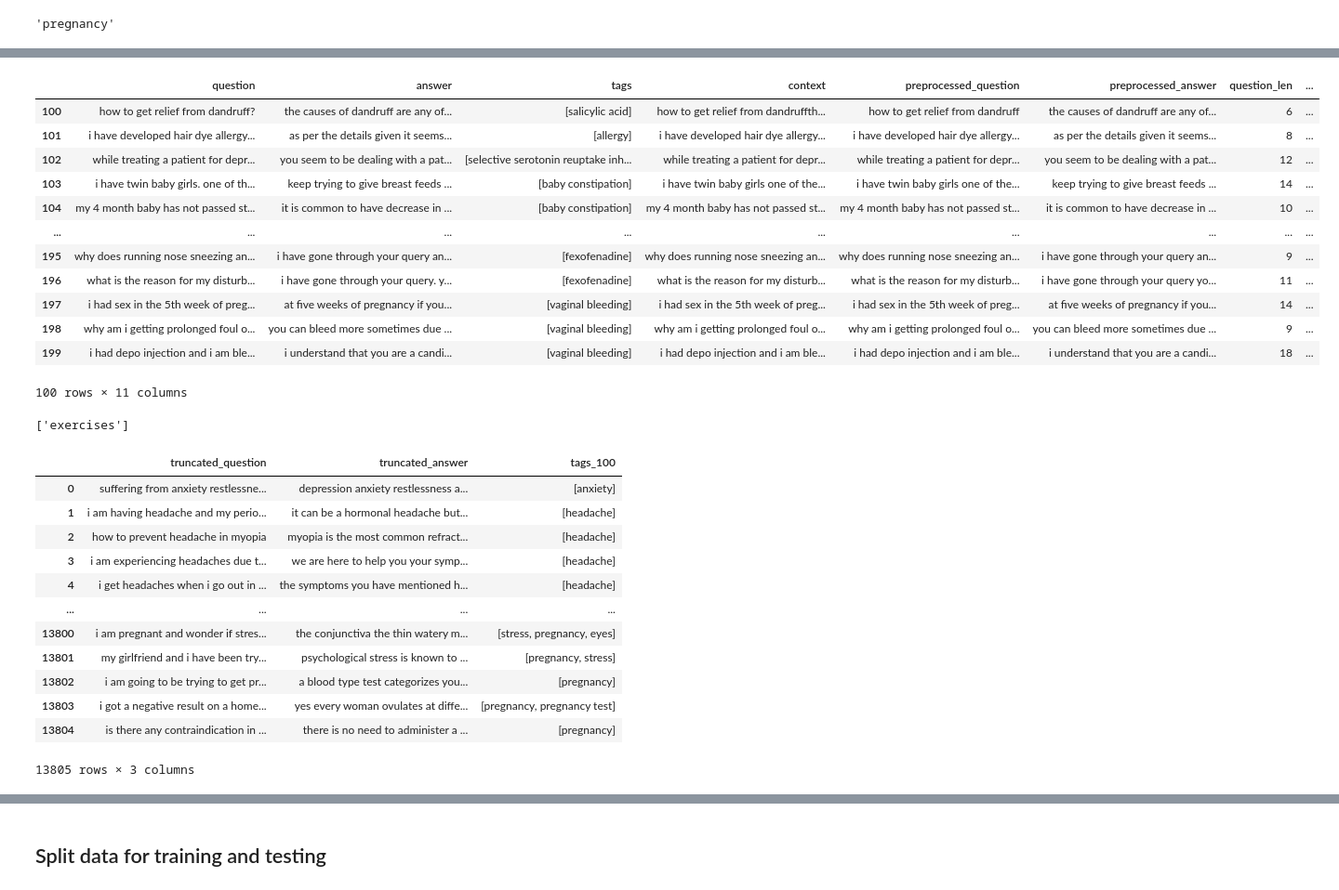
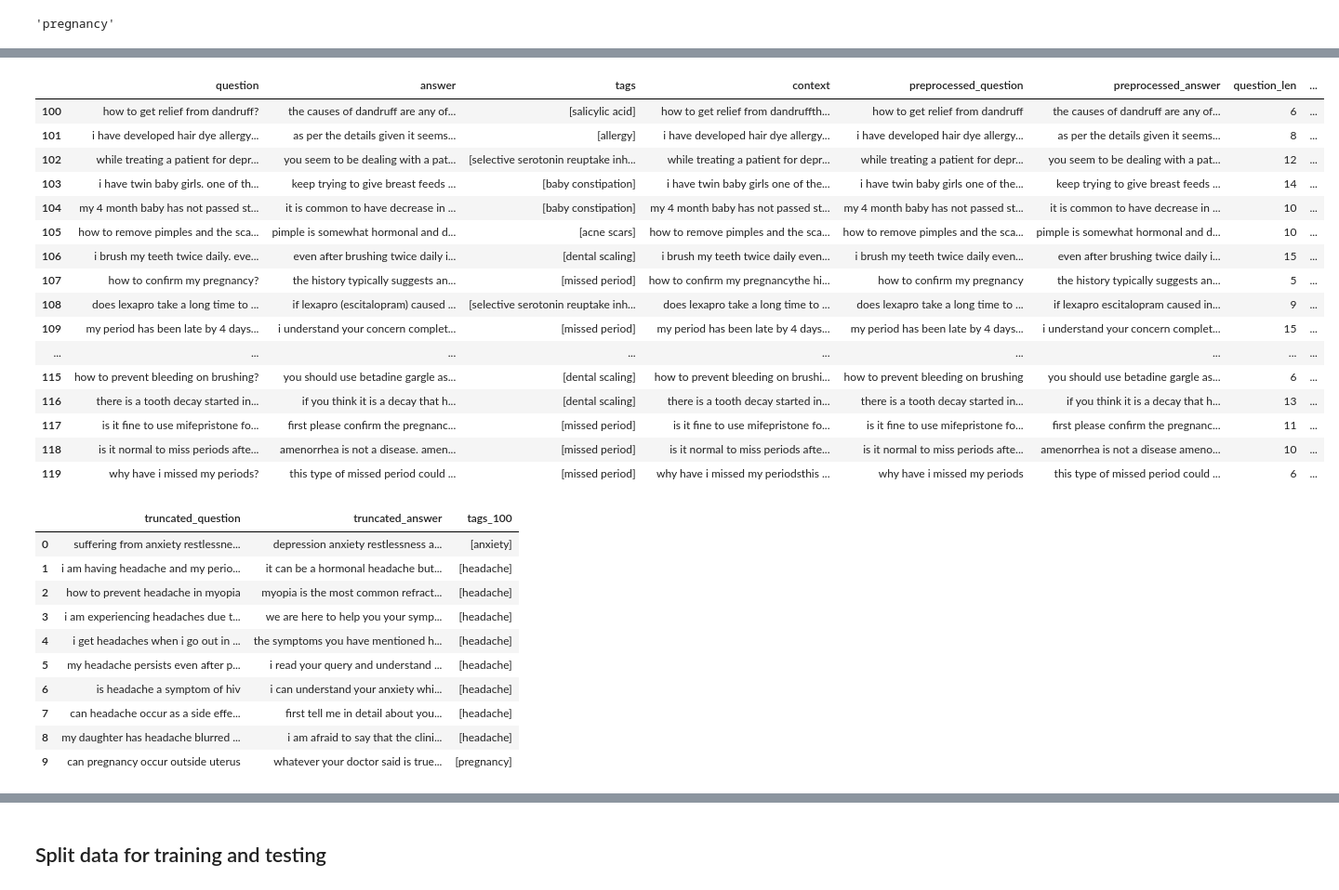
Before and after one commit to phillevn/medicalQuestionAndTags, a Jupyter notebook: Tag_questions.ipynb, the cells around one changed output, grey strips where cells are left out. Shown: that part at 93% size. Cells and saved outputs as stored; diff of their text form; code cells hidden in the pictures.

```diff
--- a/Tag_questions.ipynb
+++ b/Tag_questions.ipynb
@@ -420,25 +381,25 @@ all_QA['tags_100']=all_QA.apply(lambda x: list(set.intersection(set(x.tags), set
 # for i in range(all_QA.shape[0]):
 #     all_QA['tags_100'][i] = list(set.intersection(set(all_QA['tags'][i]), set(most_tags_list)))
 # %%
-all_QA.iloc[100:200]
+all_QA.iloc[100:120]
 # %% [output]
 |  | question | answer | tags | context | preprocessed_question | preprocessed_answer | question_len | ... |
 | 100 | how to get relief from dandruff? | the causes of dandruff are any of... | [salicylic acid] | how to get relief from dandruffth... | how to get relief from dandruff | the causes of dandruff are any of... | 6 | ... |
 | 101 | i have developed hair dye allergy... | as per the details given it seems... | [allergy] | i have developed hair dye allergy... | i have developed hair dye allergy... | as per the details given it seems... | 8 | ... |
 | 102 | while treating a patient for depr... | you seem to be dealing with a pat... | [selective serotonin reuptake inh... | while treating a patient for depr... | while treating a patient for depr... | you seem to be dealing with a pat... | 12 | ... |
 | 103 | i have twin baby girls. one of th... | keep trying to give breast feeds ... | [baby constipation] | i have twin baby girls one of the... | i have twin baby girls one of the... | keep trying to give breast feeds ... | 14 | ... |
 | 104 | my 4 month baby has not passed st... | it is common to have decrease in ... | [baby constipation] | my 4 month baby has not passed st... | my 4 month baby has not passed st... | it is common to have decrease in ... | 10 | ... |
+| 105 | how to remove pimples and the sca... | pimple is somewhat hormonal and d... | [acne scars] | how to remove pimples and the sca... | how to remove pimples and the sca... | pimple is somewhat hormonal and d... | 10 | ... |
+| 106 | i brush my teeth twice daily. eve... | even after brushing twice daily i... | [dental scaling] | i brush my teeth twice daily even... | i brush my teeth twice daily even... | even after brushing twice daily i... | 15 | ... |
+| 107 | how to confirm my pregnancy? | the history typically suggests an... | [missed period] | how to confirm my pregnancythe hi... | how to confirm my pregnancy | the history typically suggests an... | 5 | ... |
+| 108 | does lexapro take a long time to ... | if lexapro (escitalopram) caused ... | [selective serotonin reuptake inh... | does lexapro take a long time to ... | does lexapro take a long time to ... | if lexapro escitalopram caused in... | 9 | ... |
+| 109 | my period has been late by 4 days... | i understand your concern complet... | [missed period] | my period has been late by 4 days... | my period has been late by 4 days... | i understand your concern complet... | 15 | ... |
 | ... | ... | ... | ... | ... | ... | ... | ... | ... |
-| 195 | why does running nose sneezing an... | i have gone through your query an... | [fexofenadine] | why does running nose sneezing an... | why does running nose sneezing an... | i have gone through your query an... | 9 | ... |
-| 196 | what is the reason for my disturb... | i have gone through your query. y... | [fexofenadine] | what is the reason for my disturb... | what is the reason for my disturb... | i have gone through your query yo... | 11 | ... |
-| 197 | i had sex in the 5th week of preg... | at five weeks of pregnancy if you... | [vaginal bleeding] | i had sex in the 5th week of preg... | i had sex in the 5th week of preg... | at five weeks of pregnancy if you... | 14 | ... |
-| 198 | why am i getting prolonged foul o... | you can bleed more sometimes due ... | [vaginal bleeding] | why am i getting prolonged foul o... | why am i getting prolonged foul o... | you can bleed more sometimes due ... | 9 | ... |
-| 199 | i had depo injection and i am ble... | i understand that you are a candi... | [vaginal bleeding] | i had depo injection and i am ble... | i had depo injection and i am ble... | i understand that you are a candi... | 18 | ... |
+| 115 | how to prevent bleeding on brushing? | you should use betadine gargle as... | [dental scaling] | how to prevent bleeding on brushi... | how to prevent bleeding on brushing | you should use betadine gargle as... | 6 | ... |
+| 116 | there is a tooth decay started in... | if you think it is a decay that h... | [dental scaling] | there is a tooth decay started in... | there is a tooth decay started in... | if you think it is a decay that h... | 13 | ... |
+| 117 | is it fine to use mifepristone fo... | first please confirm the pregnanc... | [missed period] | is it fine to use mifepristone fo... | is it fine to use mifepristone fo... | first please confirm the pregnanc... | 11 | ... |
+| 118 | is it normal to miss periods afte... | amenorrhea is not a disease. amen... | [missed period] | is it normal to miss periods afte... | is it normal to miss periods afte... | amenorrhea is not a disease ameno... | 10 | ... |
+| 119 | why have i missed my periods? | this type of missed period could ... | [missed period] | why have i missed my periodsthis ... | why have i missed my periods | this type of missed period could ... | 6 | ... |
-100 rows × 11 columns
-# %%
-all_QA['tags'][0]
-# %% [output]
-['exercises']
 # %%
 all_QA_tags = all_QA.loc[all_QA["tags_100"].str.len() !=0].reset_index()
 all_QA_tags = all_QA_tags.loc[all_QA_tags['truncated_answer'].str.len() !=0].reset_index()
@@ -446,7 +407,7 @@ all_QA_tags = all_QA_tags.loc[all_QA_tags['truncated_answer'].str.len() !=0].res
 # %%
 all_QA_tags = all_QA_tags[['truncated_question', 'truncated_answer', 'tags_100']]
 # %%
-all_QA_tags
+all_QA_tags.head(10)
 # %% [output]
 |  | truncated_question | truncated_answer | tags_100 |
 | 0 | suffering from anxiety restlessne... | depression anxiety restlessness a... | [anxiety] |
@@ -454,11 +415,9 @@ all_QA_tags
 | 2 | how to prevent headache in myopia | myopia is the most common refract... | [headache] |
 | 3 | i am experiencing headaches due t... | we are here to help you your symp... | [headache] |
 | 4 | i get headaches when i go out in ... | the symptoms you have mentioned h... | [headache] |
-| ... | ... | ... | ... |
-| 13800 | i am pregnant and wonder if stres... | the conjunctiva the thin watery m... | [stress, pregnancy, eyes] |
-| 13801 | my girlfriend and i have been try... | psychological stress is known to ... | [pregnancy, stress] |
-| 13802 | i am going to be trying to get pr... | a blood type test categorizes you... | [pregnancy] |
-| 13803 | i got a negative result on a home... | yes every woman ovulates at diffe... | [pregnancy, pregnancy test] |
-| 13804 | is there any contraindication in ... | there is no need to administer a ... | [pregnancy] |
+| 5 | my headache persists even after p... | i read your query and understand ... | [headache] |
+| 6 | is headache a symptom of hiv | i can understand your anxiety whi... | [headache] |
+| 7 | can headache occur as a side effe... | first tell me in detail about you... | [headache] |
+| 8 | my daughter has headache blurred ... | i am afraid to say that the clini... | [headache] |
+| 9 | can pregnancy occur outside uterus | whatever your doctor said is true... | [pregnancy] |
-13805 rows × 3 columns
 # %%
```
Also changed, not shown: parts of 19 cells of this notebook.
